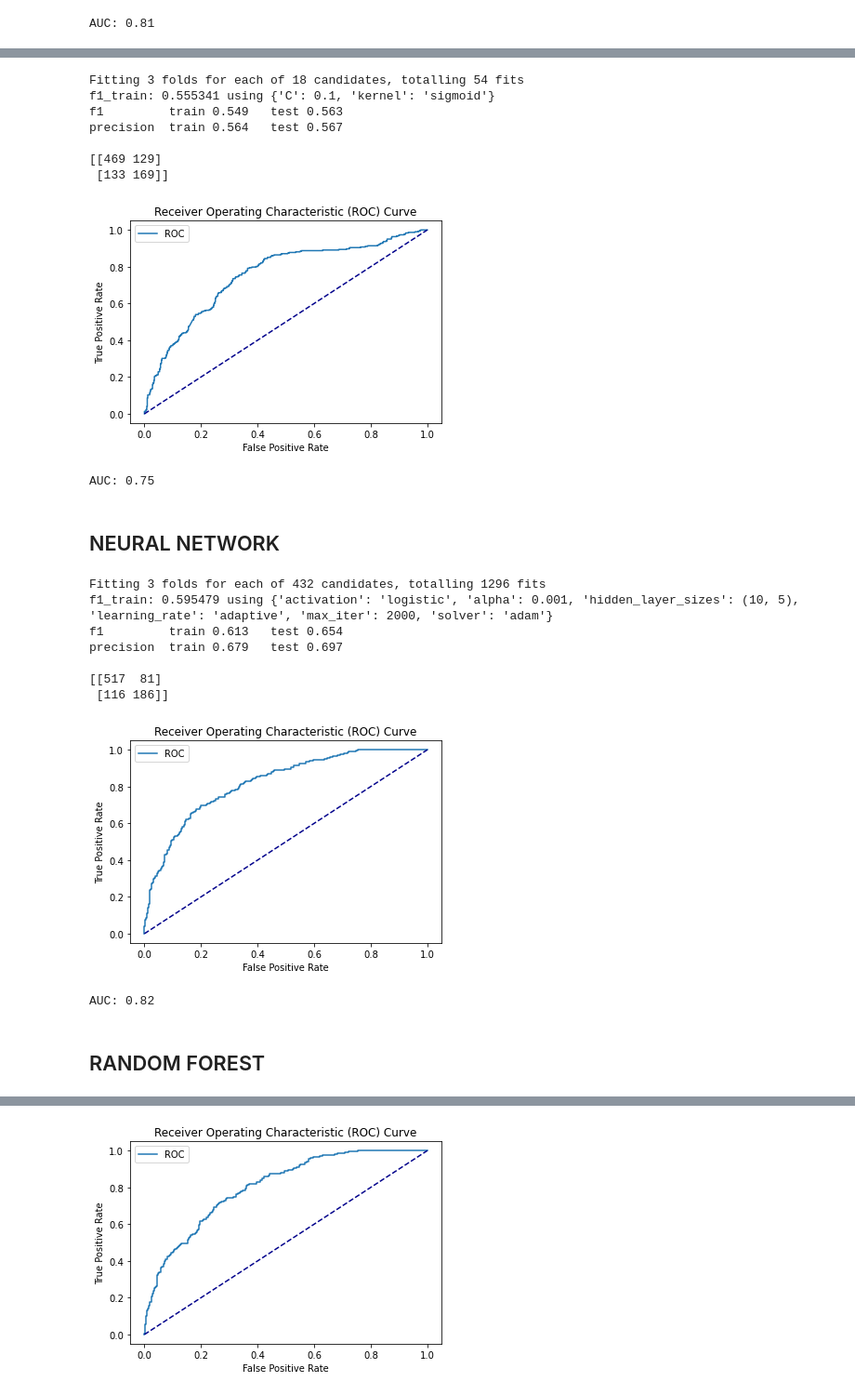
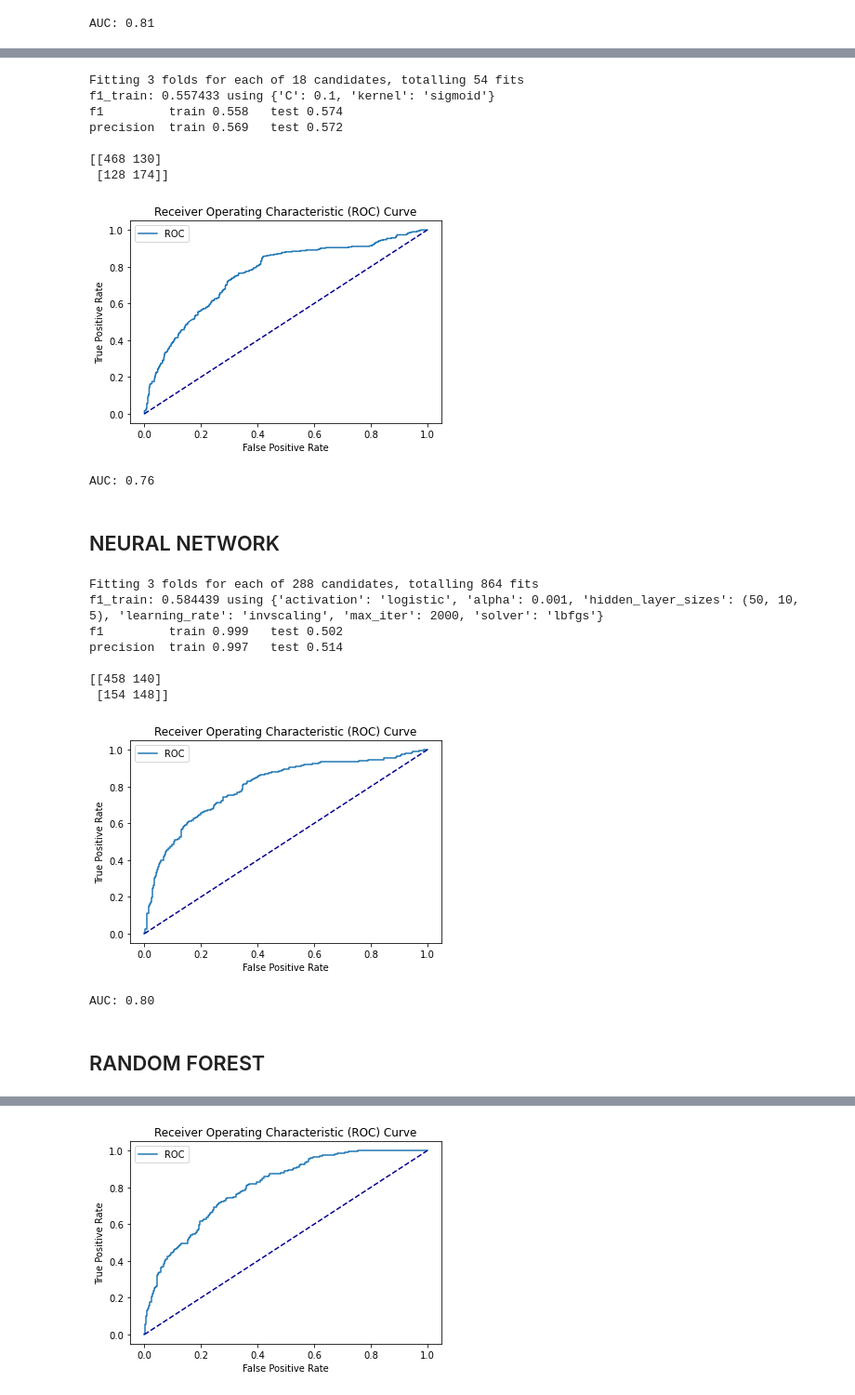
Before and after one commit to AndreaScarpellini1/ML-Project, a Jupyter notebook: Project .ipynb, the cells around one changed output, grey strips where cells are left out. Shown: that part at 93% size. Cells and saved outputs as stored; diff of their text form; code cells hidden in the pictures.

```diff
--- a/Project .ipynb
+++ b/Project .ipynb
@@ -236,0 +227,5 @@ dummies.tail()
+# %%
+#month not considered
+selection_categorical=['tyre_season','tread_depth','wiring_strength','tyre_quality','tread_type','add_layers'];
+dummies = pd.get_dummies(cat[selection_categorical])
+dummies.tail()
@@ -601,21 +603,21 @@ hyperp_search(classifier,parameters)
 # so we omit the 'rbf' among the possible parameters.
 # %% [output]
 Fitting 3 folds for each of 18 candidates, totalling 54 fits
-f1_train: 0.555341 using {'C': 0.1, 'kernel': 'sigmoid'}
-f1         train 0.549   test 0.563
-precision  train 0.564   test 0.567
+f1_train: 0.557433 using {'C': 0.1, 'kernel': 'sigmoid'}
+f1         train 0.558   test 0.574
+precision  train 0.569   test 0.572
 
-[[469 129]
- [133 169]]
+[[468 130]
+ [128 174]]
 # %%
 model = SVC(C=0.1, kernel='sigmoid',probability=True)
 
 fpr5,tpr5=roc(model,X_train,y_train,X_test,y_test)
 # %% [output]
-[figure, old version]
+[figure, new version]
-AUC: 0.75
+AUC: 0.76
-# %% [markdown]
-## NEURAL NETWORK
+# %% [markdown]
+## NEURAL NETWORK
 # %%
 # Multi-layer Perceptron classifier
 
@@ -624,7 +626,7 @@ from sklearn.neural_network import MLPClassifier
 classifier = MLPClassifier()
 parameters = {"hidden_layer_sizes":[(14,7),(10, 5),(20, 10, 5),(50,10,5)],
               "max_iter": [2000],
-              "alpha": [0.001,0.1,1],
+              "alpha": [0.001,0.01,1],
               "activation":['identity', 'logistic', 'tanh', 'relu'],
               "solver":    ['lbfgs', 'sgd', 'adam'],
               "learning_rate":['constant', 'invscaling', 'adaptive']}
@@ -632,28 +634,29 @@ parameters = {"hidden_layer_sizes":[(14,7),(10, 5),(20, 10, 5),(50,10,5)],
 hyperp_search(classifier,parameters)
 
 #over fitting with: 'alpha': 0.1, 'hidden_layer_sizes': (100, 20, 5), 'max_iter': 2000
+#over fitting
 # %% [output]
-Fitting 3 folds for each of 432 candidates, totalling 1296 fits
-f1_train: 0.595479 using {'activation': 'logistic', 'alpha': 0.001, 'hidden_layer_sizes': (10, 5), 'learning_rate': 'adaptive', 'max_iter': 2000, 'solver': 'adam'}
-f1         train 0.613   test 0.654
-precision  train 0.679   test 0.697
+Fitting 3 folds for each of 288 candidates, totalling 864 fits
+f1_train: 0.584439 using {'activation': 'logistic', 'alpha': 0.001, 'hidden_layer_sizes': (50, 10, 5), 'learning_rate': 'invscaling', 'max_iter': 2000, 'solver': 'lbfgs'}
+f1         train 0.999   test 0.502
+precision  train 0.997   test 0.514
 
-[[517  81]
- [116 186]]
+[[458 140]
+ [154 148]]
 # %%
-model_MLP=MLPClassifier(activation='logistic',
-                        alpha= 0.001,
+model_MLP=MLPClassifier(activation='relu',
+                        alpha= 0.01,
                         hidden_layer_sizes= (10, 5),
                         learning_rate= 'adaptive',
                         max_iter= 2000,
                         solver='adam')
 
 fpr6,tpr6=roc(model_MLP,X_train,y_train,X_test,y_test)
 # %% [output]
-[figure, old version]
+[figure, new version]
-AUC: 0.82
+AUC: 0.80
-# %% [markdown]
-## RANDOM FOREST
+# %% [markdown]
+## RANDOM FOREST
 # %%
 from sklearn.ensemble import RandomForestClassifier
 
```
Also changed, not shown: parts of 37 cells of this notebook.
